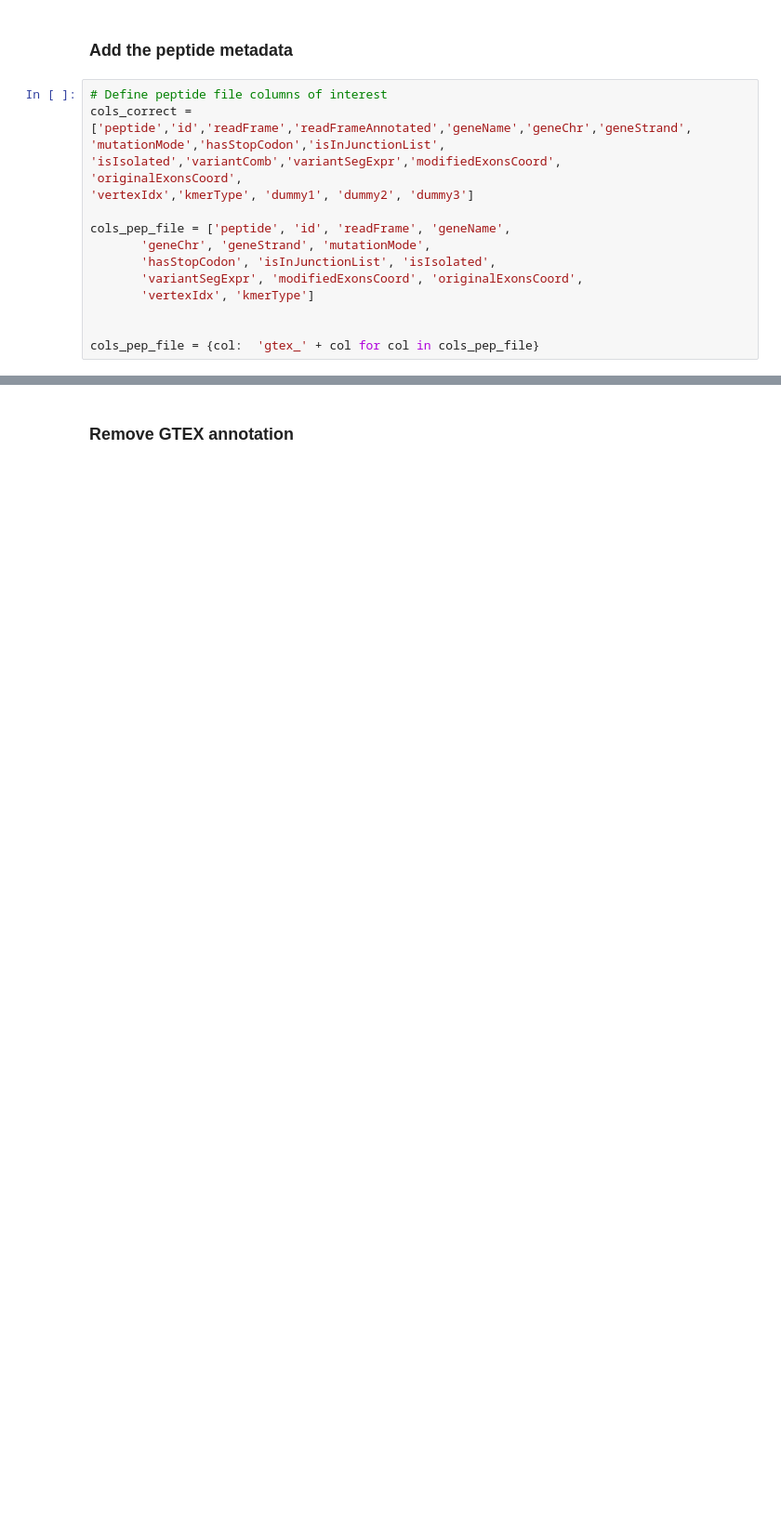
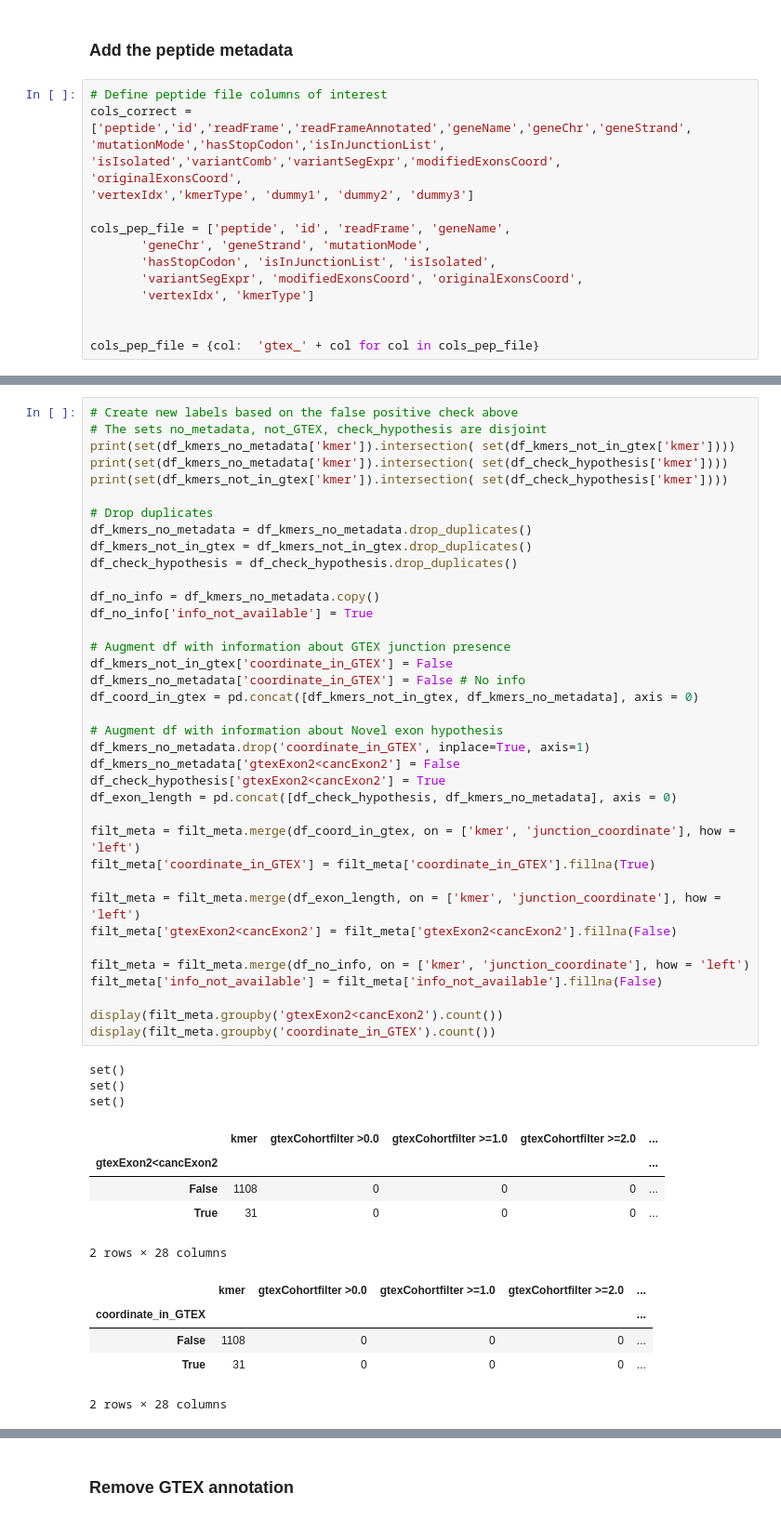
Before and after one commit to ratschlab/projects2020_ohsu, a Jupyter notebook: eth/debug/debug_false_positives/p20230307_filter_allRF_quality_check.ipynb, the cells around one changed output, grey strips where cells are left out. Shown: that part at 93% size. Saved outputs shown, nothing was run; the diff lists cells and outputs as text; blank space fills up the shorter version.

Commit message:
recurrence plot with metadata advanced

```diff
--- a/eth/debug/debug_false_positives/p20230307_filter_allRF_quality_check.ipynb
+++ b/eth/debug/debug_false_positives/p20230307_filter_allRF_quality_check.ipynb
@@ -273,0 +399,51 @@ filt_meta.to_csv(path_interest_with_advanced_meta, sep = '\t', compression = 'gz
+# %%
+# Create new labels based on the false positive check above
+# The sets no_metadata, not_GTEX, check_hypothesis are disjoint
+print(set(df_kmers_no_metadata['kmer']).intersection( set(df_kmers_not_in_gtex['kmer'])))
+print(set(df_kmers_no_metadata['kmer']).intersection( set(df_check_hypothesis['kmer'])))
+print(set(df_kmers_not_in_gtex['kmer']).intersection( set(df_check_hypothesis['kmer'])))
+
+# Drop duplicates
+df_kmers_no_metadata = df_kmers_no_metadata.drop_duplicates()
+df_kmers_not_in_gtex = df_kmers_not_in_gtex.drop_duplicates()
+df_check_hypothesis = df_check_hypothesis.drop_duplicates()
+
+df_no_info = df_kmers_no_metadata.copy()
+df_no_info['info_not_available'] = True
+
+# Augment df with information about GTEX junction presence
+df_kmers_not_in_gtex['coordinate_in_GTEX'] = False
+df_kmers_no_metadata['coordinate_in_GTEX'] = False # No info
+df_coord_in_gtex = pd.concat([df_kmers_not_in_gtex, df_kmers_no_metadata], axis = 0)
+
+# Augment df with information about Novel exon hypothesis
+df_kmers_no_metadata.drop('coordinate_in_GTEX', inplace=True, axis=1)
+df_kmers_no_metadata['gtexExon2<cancExon2'] = False
+df_check_hypothesis['gtexExon2<cancExon2'] = True
+df_exon_length = pd.concat([df_check_hypothesis, df_kmers_no_metadata], axis = 0)
+
+filt_meta = filt_meta.merge(df_coord_in_gtex, on = ['kmer', 'junction_coordinate'], how = 'left')
+filt_meta['coordinate_in_GTEX'] = filt_meta['coordinate_in_GTEX'].fillna(True)
+
+filt_meta = filt_meta.merge(df_exon_length, on = ['kmer', 'junction_coordinate'], how = 'left')
+filt_meta['gtexExon2<cancExon2'] = filt_meta['gtexExon2<cancExon2'].fillna(False)
+
+filt_meta = filt_meta.merge(df_no_info, on = ['kmer', 'junction_coordinate'], how = 'left')
+filt_meta['info_not_available'] = filt_meta['info_not_available'].fillna(False)
+
+display(filt_meta.groupby('gtexExon2<cancExon2').count())
+display(filt_meta.groupby('coordinate_in_GTEX').count())
+# %% [output]
+set()
+set()
+set()
+|  | kmer | gtexCohortfilter >0.0 | gtexCohortfilter >=1.0 | gtexCohortfilter >=2.0 | ... |
+| gtexExon2<cancExon2 |  |  |  |  | ... |
+| False | 1108 | 0 | 0 | 0 | ... |
+| True | 31 | 0 | 0 | 0 | ... |
+2 rows × 28 columns
+|  | kmer | gtexCohortfilter >0.0 | gtexCohortfilter >=1.0 | gtexCohortfilter >=2.0 | ... |
+| coordinate_in_GTEX |  |  |  |  | ... |
+| False | 1108 | 0 | 0 | 0 | ... |
+| True | 31 | 0 | 0 | 0 | ... |
+2 rows × 28 columns
```
Also changed, not shown: parts of 24 cells of this notebook, 6 other files.
